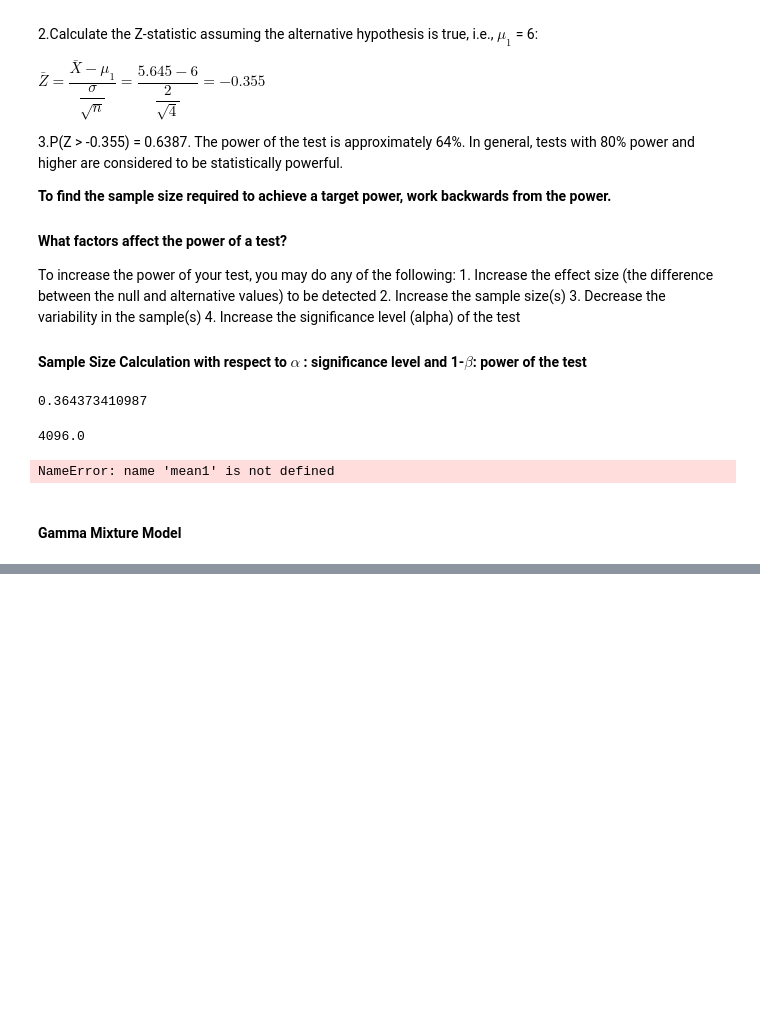
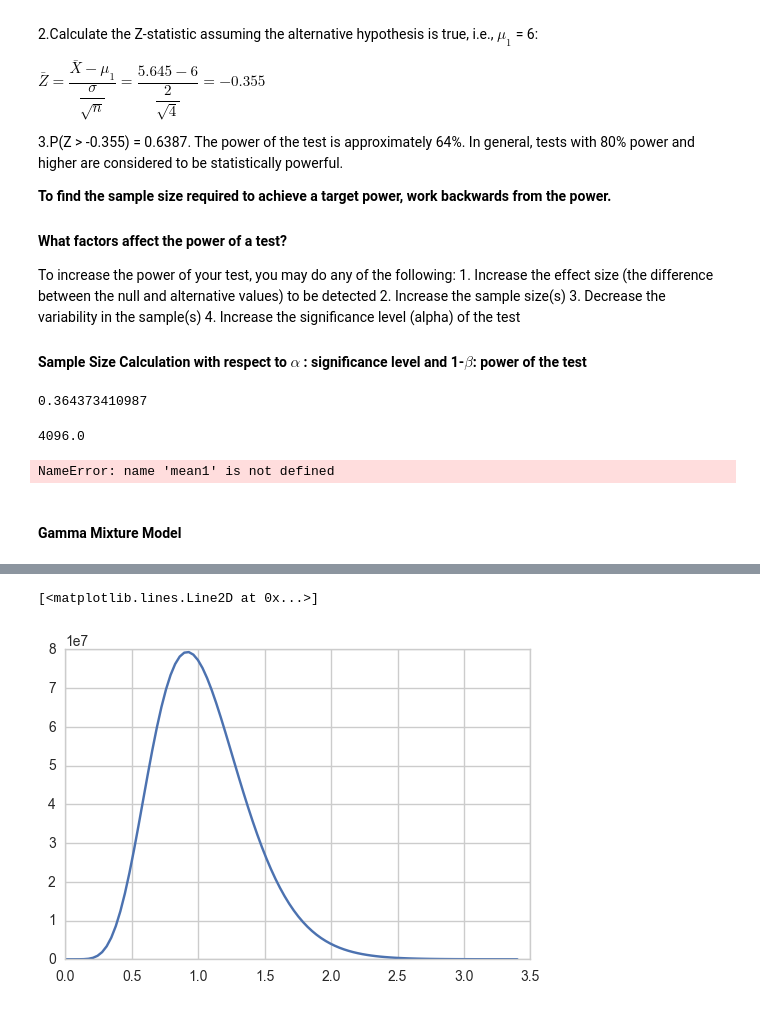
Before and after one commit to Starofall/RTX, a Jupyter notebook: examples/crowdnav-ttest/notebooks/Statistical Analysis Development.ipynb, the cells around one changed output, grey strips where cells are left out. Saved outputs shown, nothing was run; the diff lists cells and outputs as text; code cells hidden in the pictures; blank space fills up the shorter version.

```diff
--- a/examples/crowdnav-ttest/notebooks/Statistical Analysis Development.ipynb
+++ b/examples/crowdnav-ttest/notebooks/Statistical Analysis Development.ipynb
@@ -449,0 +477,5 @@ plt.plot(x, stats.gamma.pdf(x, alpha[1], rate[1],pi[1] ), "*")
+# %%
+plt.plot(t, g[:, 1])
+# %% [output]
+[<matplotlib.lines.Line2D at 0x...>]
+[figure, added]
```
Also changed, not shown: parts of 13 cells of this notebook.
